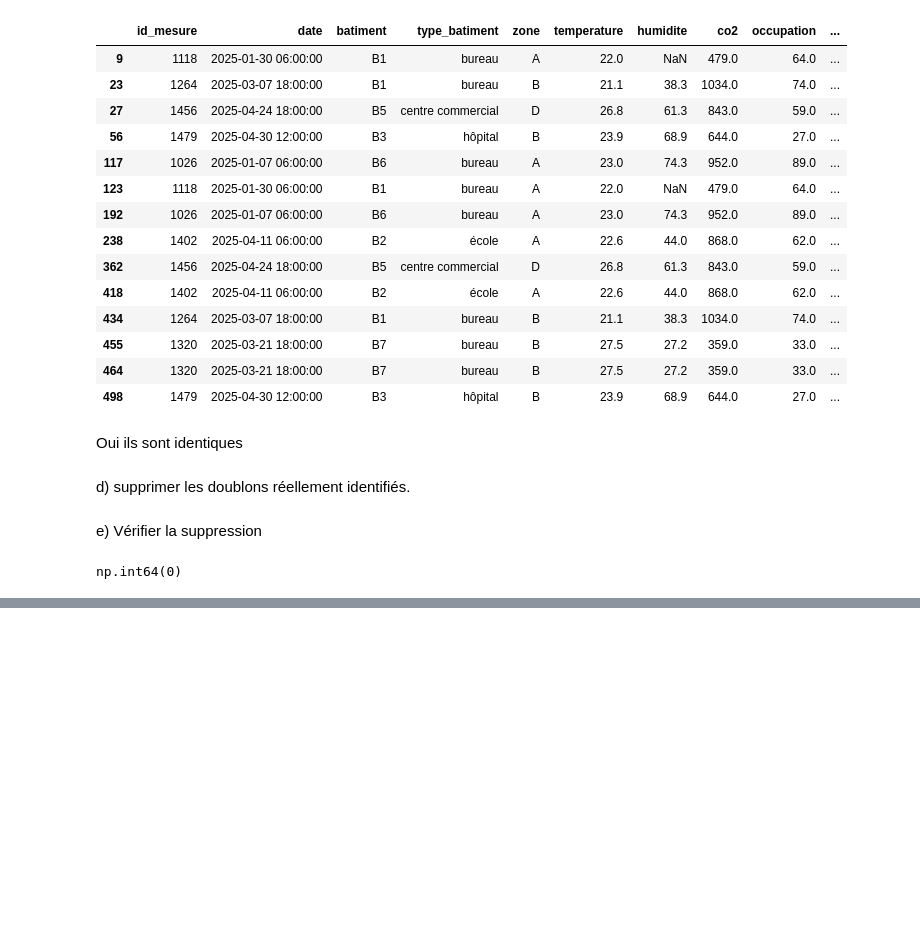
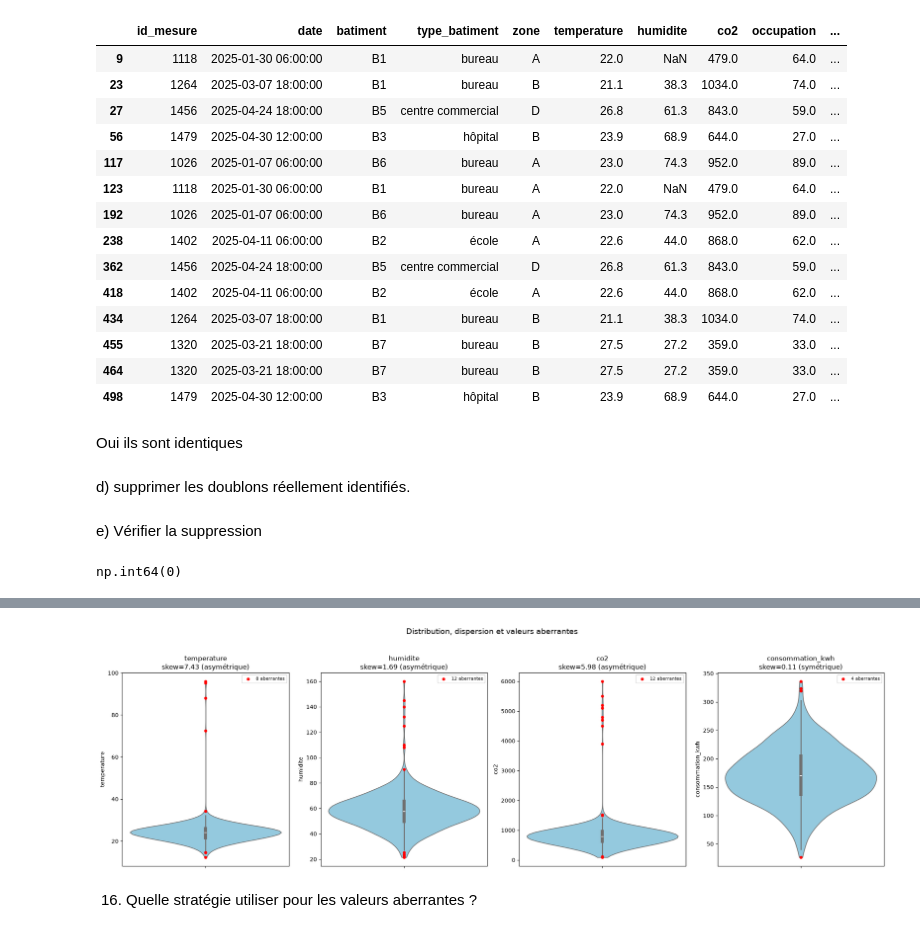
Before and after one commit to khadidiatoungom4-ai/Atelier_Pr-paration_de_donn-es_tabulaires-, a Jupyter notebook: notebooks/atelier_prepa_donnees_tab.ipynb, the cells around one changed output, grey strips where cells are left out. Saved outputs shown, nothing was run; the diff lists cells and outputs as text; code cells hidden in the pictures; blank space fills up the shorter version.

Commit message:
Partie 1 – Explorer les données: Visualisation de la distribution,la  dispersion des valeurs extremes et celles potentiellement aberantes,

```diff
--- a/notebooks/atelier_prepa_donnees_tab.ipynb
+++ b/notebooks/atelier_prepa_donnees_tab.ipynb
@@ -429,0 +440,37 @@ np.int64(0)
+# %%
+cols_to_plot = ["temperature", "humidite", "co2", "consommation_kwh"]
+
+fig, axes = plt.subplots(1, 4, figsize=(20, 6))
+
+for i, col in enumerate(cols_to_plot):
+    data = df[col].dropna()
+
+    # Violin plot (distribution) + boxplot intégré (dispersion + outliers)
+    sns.violinplot(y=data, ax=axes[i], inner="box", color="skyblue", cut=0)
+
+    # Calcul des bornes IQR pour repérer les valeurs aberrantes
+    q1, q3 = data.quantile([0.25, 0.75])
+    iqr = q3 - q1
+    low, high = q1 - 1.5 * iqr, q3 + 1.5 * iqr
+    outliers = data[(data < low) | (data > high)]
+
+    # On superpose les points aberrants en rouge pour les repérer clairement
+    axes[i].scatter(
+        [0] * len(outliers), outliers,
+        color="red", s=20, zorder=5, label=f"{len(outliers)} aberrantes"
+    )
+
+    # Skewness pour quantifier la symétrie
+    skew = data.skew()
+    symetrie = "symétrique" if abs(skew) < 0.5 else "asymétrique"
+
+    axes[i].set_title(f"{col}\nskew={skew:.2f} ({symetrie})")
+    axes[i].legend(loc="upper right", fontsize=8)
+
+plt.suptitle("Distribution, dispersion et valeurs aberrantes", y=1.03, fontsize=14)
+plt.tight_layout()
+plt.show()
+# %% [output]
+[figure, added]
+# %% [markdown]
+16) Quelle stratégie utiliser pour les valeurs aberrantes ?
```
Also changed, not shown: parts of 3 cells of this notebook.
